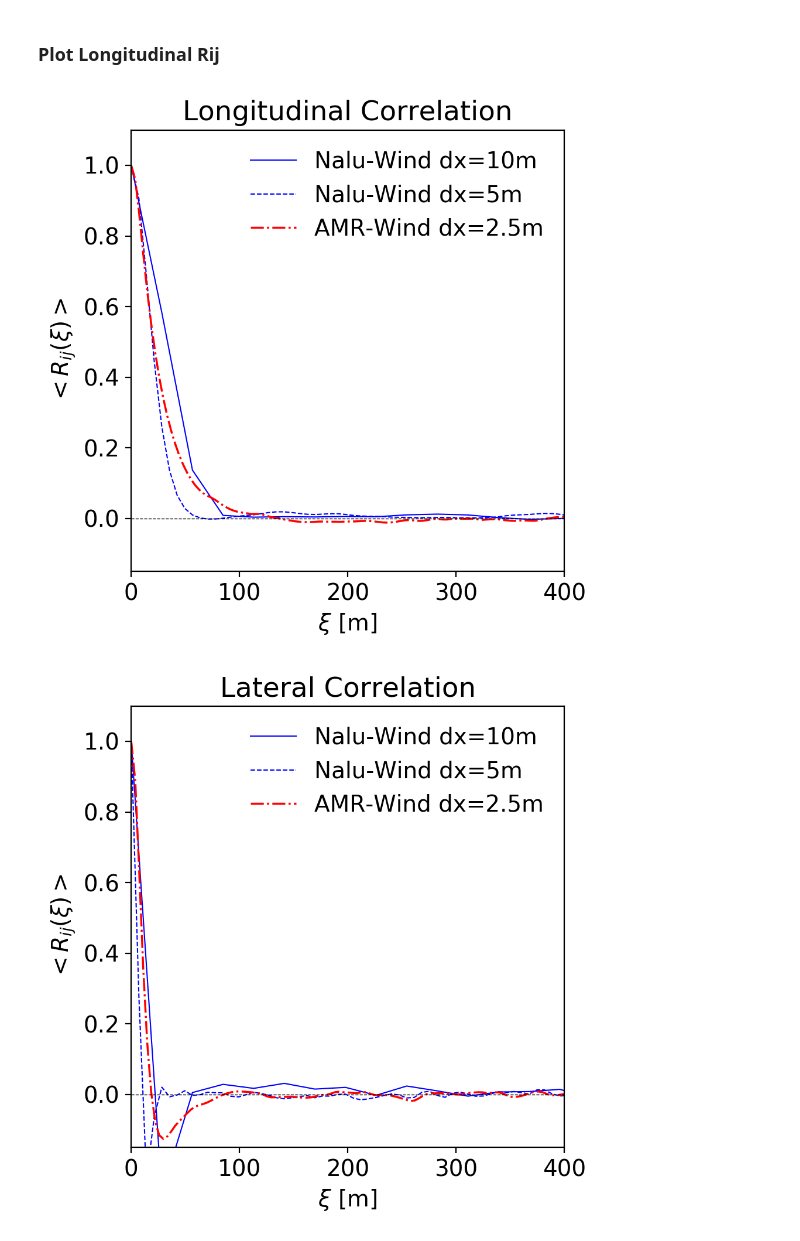
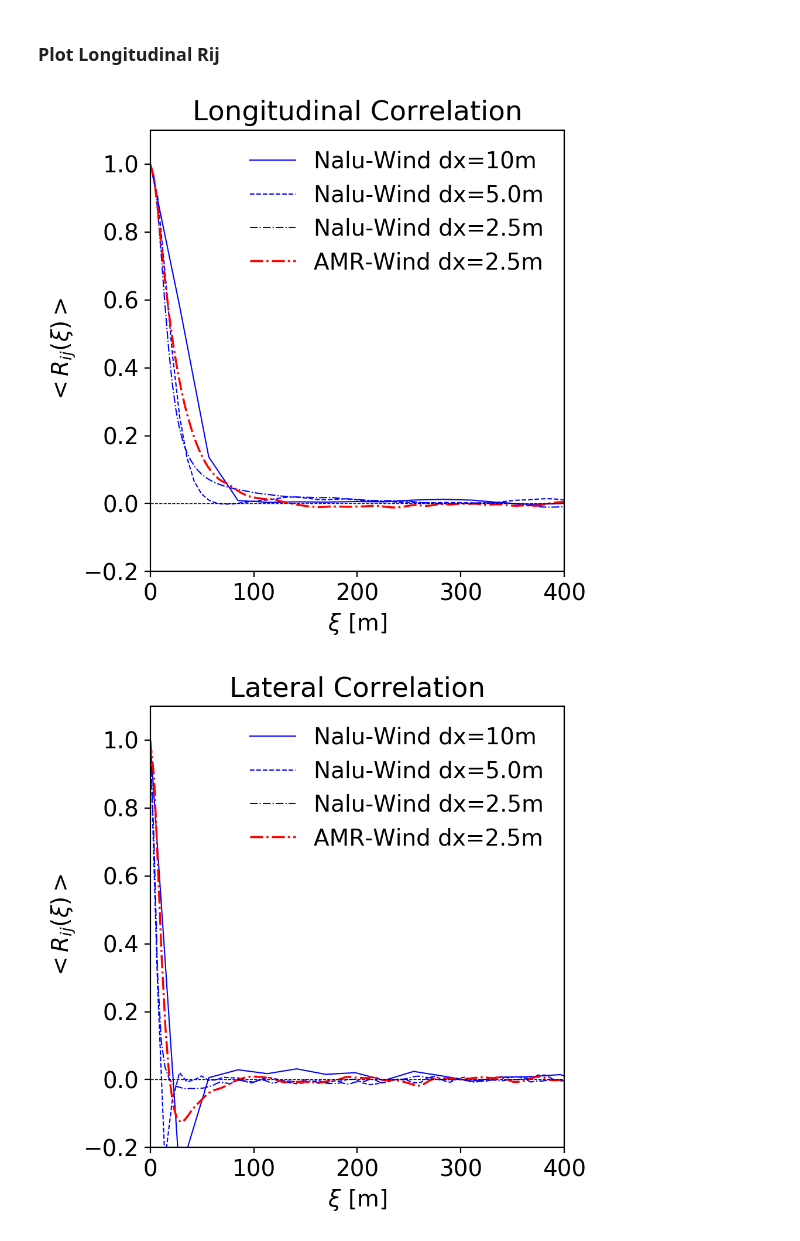
Before and after one commit to lawrenceccheung/AIAAScitech2021, a Jupyter notebook: Postprocessing/GridStudy/GridStudy_Rij.ipynb, the cells around one changed output. Drawn from its saved outputs; the diff is of its cells as text; code cells hidden in the pictures.

Commit message:
Added more Nalu-Wind 2.5^3 results

```diff
--- a/Postprocessing/GridStudy/GridStudy_Rij.ipynb
+++ b/Postprocessing/GridStudy/GridStudy_Rij.ipynb
@@ -29,7 +29,8 @@ runlist=[
     # Name,                     Location,                                       file, style dict
     # -- NaluWind runs --
     ['Nalu-Wind dx=10m',        'NaluWindRuns/stable/05ms/05ms_iter02/',  'stable05_avgRij_30001_39981_500_iplane_0.dat',  {'color':'b', 'lw':0.75, 'lstyle':'-'}],
-    ['Nalu-Wind dx=5m',         'NaluWindRuns/stable/05ms/05ms_5x5x2.5/', 'stable05_avgRij_40000_49980_500_iplane_0.dat',  {'color':'b', 'lw':0.75, 'lstyle':'--'}],
+    ['Nalu-Wind dx=5.0m',       'NaluWindRuns/stable/05ms/05ms_5x5x2.5/', 'stable05_avgRij_40000_49980_500_iplane_0.dat',  {'color':'b', 'lw':0.75, 'lstyle':'--'}],
+    ['Nalu-Wind dx=2.5m',       'NaluWindRuns/stable/05ms/05ms_Good_Mesh_2p5m/', 'stable05_avgRij_30000_39896_1238_iplane_0.dat',  {'color':'b', 'lw':0.75, 'lstyle':'-.'}],
     ['AMR-Wind dx=2.5m',        'AMRWindRuns/stable/05ms/sim_dx2.5/',     'stable05_avgRij_0_2500_501_iplane_0.dat',       {'color':'r', 'lw':1.25, 'lstyle':'-.'}],
 ]
 
@@ -60,34 +61,34 @@ for irun, run in enumerate(runlist[:]):
 
 #for hh in plotheights: plt.hlines(hh, 0, 35, linestyles='dashed', linewidth=0.5)
 
 # Construct a legend
 plt.figure("long")
 plt.legend(loc='upper right',frameon=False)
-plt.ylim([-0.15, 1.1]);
+plt.ylim([-0.2, 1.1]);
 plt.xlim([0, 400])
 plt.xlabel(r'$\xi$ [m]')
 plt.ylabel(r'$<R_{ij}(\xi)>$')
 #plt.grid()
 plt.axhline(0, color='k', linestyle='--', linewidth=0.5)
 plt.title(r'Longitudinal Correlation');
 plt.tight_layout()
 
 plt.figure("lat")
 plt.legend(loc='upper right',frameon=False)
-plt.ylim([-0.15, 1.1]);
+plt.ylim([-0.2, 1.1]);
 plt.xlim([0, 400])
 plt.xlabel(r'$\xi$ [m]')
 plt.ylabel(r'$<R_{ij}(\xi)>$')
 plt.axhline(0, color='k', linestyle='--', linewidth=0.5)
 #plt.grid()
 plt.title(r'Lateral Correlation');
 plt.tight_layout()
 
 if savefigs:
     plt.figure("long")
     plt.savefig(figdir+'/'+'GridStudy_Rij_Longitudinal.png')
     plt.figure("lat")
     plt.savefig(figdir+'/'+'GridStudy_Rij_Lateral.png')
 # %% [output]
-[figure, old version]
+[figure, new version]
-[figure, old version]
+[figure, new version]
```
Also changed, not shown: 23 other files.
